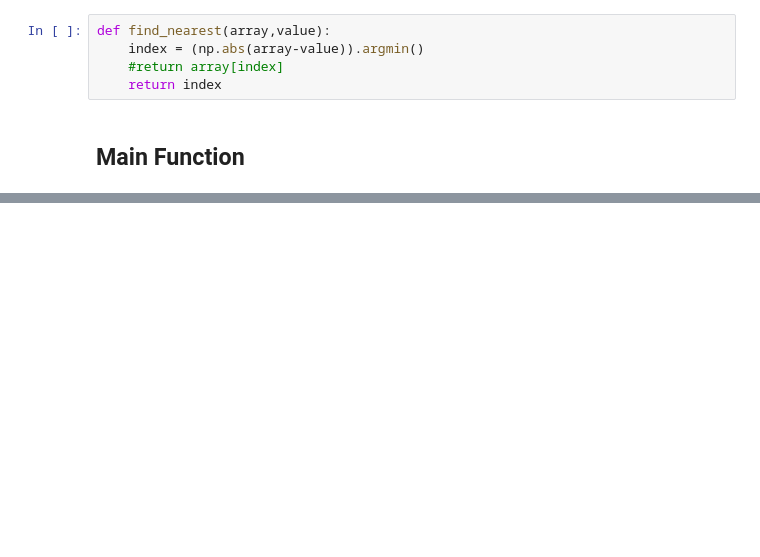
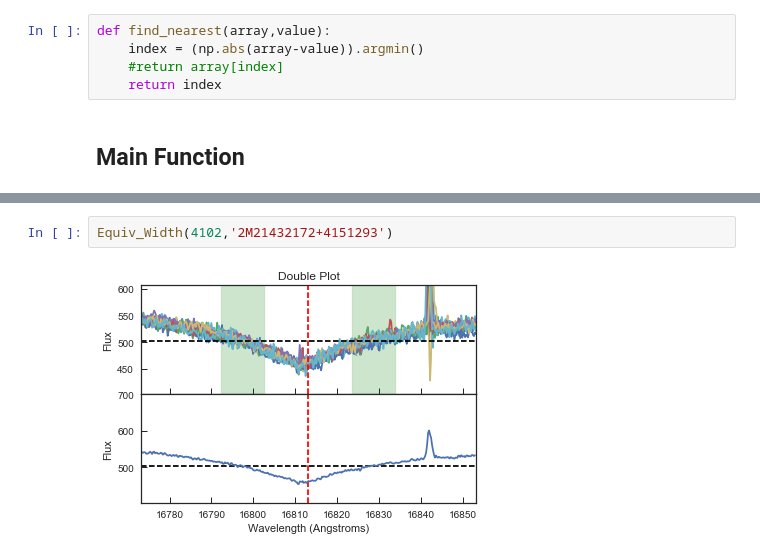
Before and after one commit to ballanr/T-Tauri, a Jupyter notebook: Completed Functions.ipynb, the cells around one changed output, grey strips where cells are left out. Cells and saved outputs as stored; diff of their text form; blank space fills up the shorter version.

```diff
--- a/Completed Functions.ipynb
+++ b/Completed Functions.ipynb
@@ -183,0 +188,4 @@ Equiv_Width(4162,'2M08541894+1239291')
+# %%
+Equiv_Width(4102,'2M21432172+4151293')
+# %% [output]
+[figure, added]
```
Also changed, not shown: parts of 15 cells of this notebook, 1 other file.
